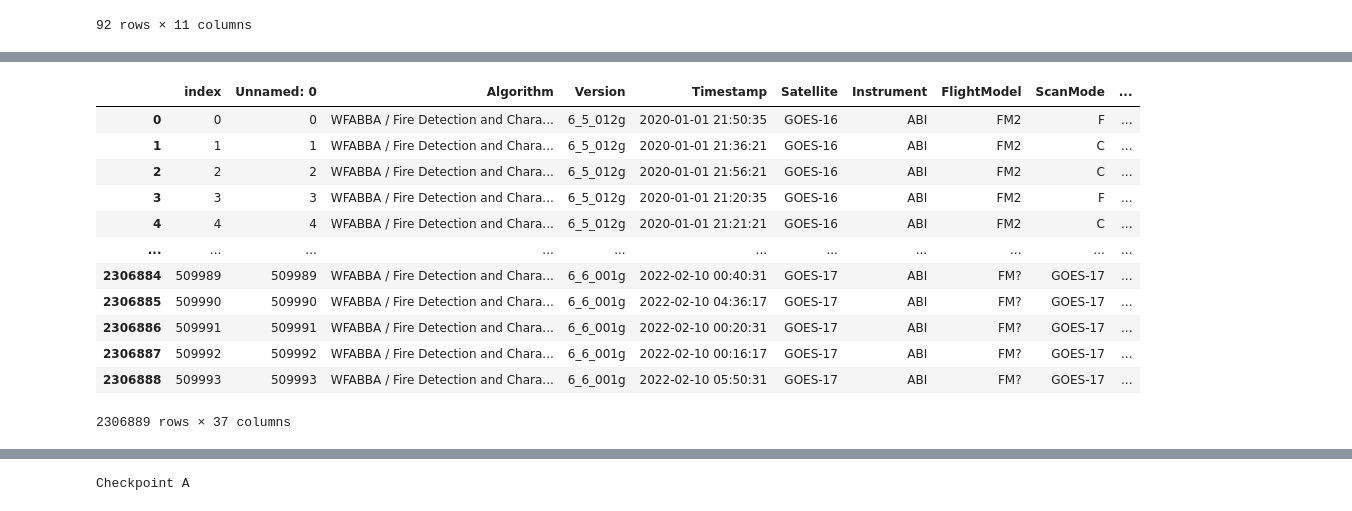
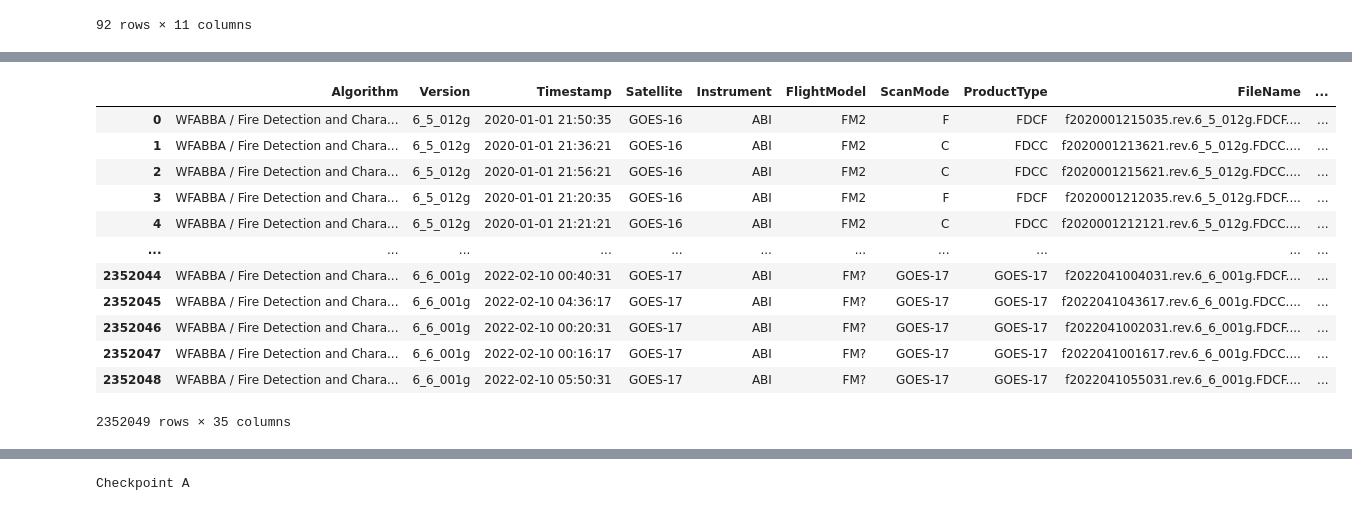
Before and after one commit to shaneluna/smokeynet-engineering, a Jupyter notebook: notebooks/wfabba/WFABBA_FIgLib_Join.ipynb, the cells around one changed output, grey strips where cells are left out. Cells and saved outputs as stored; diff of their text form; code cells hidden in the pictures.

```diff
--- a/notebooks/wfabba/WFABBA_FIgLib_Join.ipynb
+++ b/notebooks/wfabba/WFABBA_FIgLib_Join.ipynb
@@ -267,29 +269,31 @@ wfabba_goes_17_part3_df = pd.read_csv("goes-17_2020_Part3.csv")
 wfabba_goes_17_part4_df = pd.read_csv("goes-17_2020_Part4.csv")
 wfabba_goes_17_part5_df = pd.read_csv("goes-17_2020_Part5.csv")
 wfabba_goes_17_part6_df = pd.read_csv("goes-17_2020_Part6.csv")
+wfabba_goes_17_jan_2021_df = pd.read_csv("goes-17_2021_Jan.csv")
 wfabba_goes_17_1_df = pd.read_csv("goes-17_1.csv")
 wfabba_goes_17_2_df = pd.read_csv("goes-17_2.csv")
 # %%
 # GOES 17 operations
-wfabba_goes_17_df = pd.concat([wfabba_goes_17_part1_df, wfabba_goes_17_part2_df,wfabba_goes_17_part3_df,wfabba_goes_17_part4_df,wfabba_goes_17_part5_df,wfabba_goes_17_part6_df,wfabba_goes_17_1_df,wfabba_goes_17_2_df])
+wfabba_goes_17_df = pd.concat([wfabba_goes_17_part1_df, wfabba_goes_17_part2_df,wfabba_goes_17_part3_df,wfabba_goes_17_part4_df,wfabba_goes_17_part5_df,wfabba_goes_17_part6_df,wfabba_goes_17_jan_2021_df,wfabba_goes_17_1_df,wfabba_goes_17_2_df])
 
 wfabba_goes_17_df["timestamp_converted"] = pd.to_datetime(wfabba_goes_17_df["Timestamp"], infer_datetime_format=True, origin="unix", utc=True)
 wfabba_goes_17_df = wfabba_goes_17_df.reset_index()
+wfabba_goes_17_df = wfabba_goes_17_df.drop(columns=["index", "Unnamed: 0"])
 wfabba_goes_17_df
 # %% [output]
-|  | index | Unnamed: 0 | Algorithm | Version | Timestamp | Satellite | Instrument | FlightModel | ScanMode | ... |
-| 0 | 0 | 0 | WFABBA / Fire Detection and Chara... | 6_5_012g | 2020-01-01 21:50:35 | GOES-16 | ABI | FM2 | F | ... |
-| 1 | 1 | 1 | WFABBA / Fire Detection and Chara... | 6_5_012g | 2020-01-01 21:36:21 | GOES-16 | ABI | FM2 | C | ... |
-| 2 | 2 | 2 | WFABBA / Fire Detection and Chara... | 6_5_012g | 2020-01-01 21:56:21 | GOES-16 | ABI | FM2 | C | ... |
-| 3 | 3 | 3 | WFABBA / Fire Detection and Chara... | 6_5_012g | 2020-01-01 21:20:35 | GOES-16 | ABI | FM2 | F | ... |
-| 4 | 4 | 4 | WFABBA / Fire Detection and Chara... | 6_5_012g | 2020-01-01 21:21:21 | GOES-16 | ABI | FM2 | C | ... |
+|  | Algorithm | Version | Timestamp | Satellite | Instrument | FlightModel | ScanMode | ProductType | FileName | ... |
+| 0 | WFABBA / Fire Detection and Chara... | 6_5_012g | 2020-01-01 21:50:35 | GOES-16 | ABI | FM2 | F | FDCF | f2020001215035.rev.6_5_012g.FDCF.... | ... |
+| 1 | WFABBA / Fire Detection and Chara... | 6_5_012g | 2020-01-01 21:36:21 | GOES-16 | ABI | FM2 | C | FDCC | f2020001213621.rev.6_5_012g.FDCC.... | ... |
+| 2 | WFABBA / Fire Detection and Chara... | 6_5_012g | 2020-01-01 21:56:21 | GOES-16 | ABI | FM2 | C | FDCC | f2020001215621.rev.6_5_012g.FDCC.... | ... |
+| 3 | WFABBA / Fire Detection and Chara... | 6_5_012g | 2020-01-01 21:20:35 | GOES-16 | ABI | FM2 | F | FDCF | f2020001212035.rev.6_5_012g.FDCF.... | ... |
+| 4 | WFABBA / Fire Detection and Chara... | 6_5_012g | 2020-01-01 21:21:21 | GOES-16 | ABI | FM2 | C | FDCC | f2020001212121.rev.6_5_012g.FDCC.... | ... |
 | ... | ... | ... | ... | ... | ... | ... | ... | ... | ... | ... |
-| 2306884 | 509989 | 509989 | WFABBA / Fire Detection and Chara... | 6_6_001g | 2022-02-10 00:40:31 | GOES-17 | ABI | FM? | GOES-17 | ... |
-| 2306885 | 509990 | 509990 | WFABBA / Fire Detection and Chara... | 6_6_001g | 2022-02-10 04:36:17 | GOES-17 | ABI | FM? | GOES-17 | ... |
-| 2306886 | 509991 | 509991 | WFABBA / Fire Detection and Chara... | 6_6_001g | 2022-02-10 00:20:31 | GOES-17 | ABI | FM? | GOES-17 | ... |
-| 2306887 | 509992 | 509992 | WFABBA / Fire Detection and Chara... | 6_6_001g | 2022-02-10 00:16:17 | GOES-17 | ABI | FM? | GOES-17 | ... |
-| 2306888 | 509993 | 509993 | WFABBA / Fire Detection and Chara... | 6_6_001g | 2022-02-10 05:50:31 | GOES-17 | ABI | FM? | GOES-17 | ... |
+| 2352044 | WFABBA / Fire Detection and Chara... | 6_6_001g | 2022-02-10 00:40:31 | GOES-17 | ABI | FM? | GOES-17 | GOES-17 | f2022041004031.rev.6_6_001g.FDCF.... | ... |
+| 2352045 | WFABBA / Fire Detection and Chara... | 6_6_001g | 2022-02-10 04:36:17 | GOES-17 | ABI | FM? | GOES-17 | GOES-17 | f2022041043617.rev.6_6_001g.FDCC.... | ... |
+| 2352046 | WFABBA / Fire Detection and Chara... | 6_6_001g | 2022-02-10 00:20:31 | GOES-17 | ABI | FM? | GOES-17 | GOES-17 | f2022041002031.rev.6_6_001g.FDCF.... | ... |
+| 2352047 | WFABBA / Fire Detection and Chara... | 6_6_001g | 2022-02-10 00:16:17 | GOES-17 | ABI | FM? | GOES-17 | GOES-17 | f2022041001617.rev.6_6_001g.FDCC.... | ... |
+| 2352048 | WFABBA / Fire Detection and Chara... | 6_6_001g | 2022-02-10 05:50:31 | GOES-17 | ABI | FM? | GOES-17 | GOES-17 | f2022041055031.rev.6_6_001g.FDCF.... | ... |
-2306889 rows × 37 columns
+2352049 rows × 35 columns
 # %%
 print(wfabba_goes_16_df.shape)
 print(wfabba_goes_17_df.shape)
```
Also changed, not shown: parts of 42 cells of this notebook.
